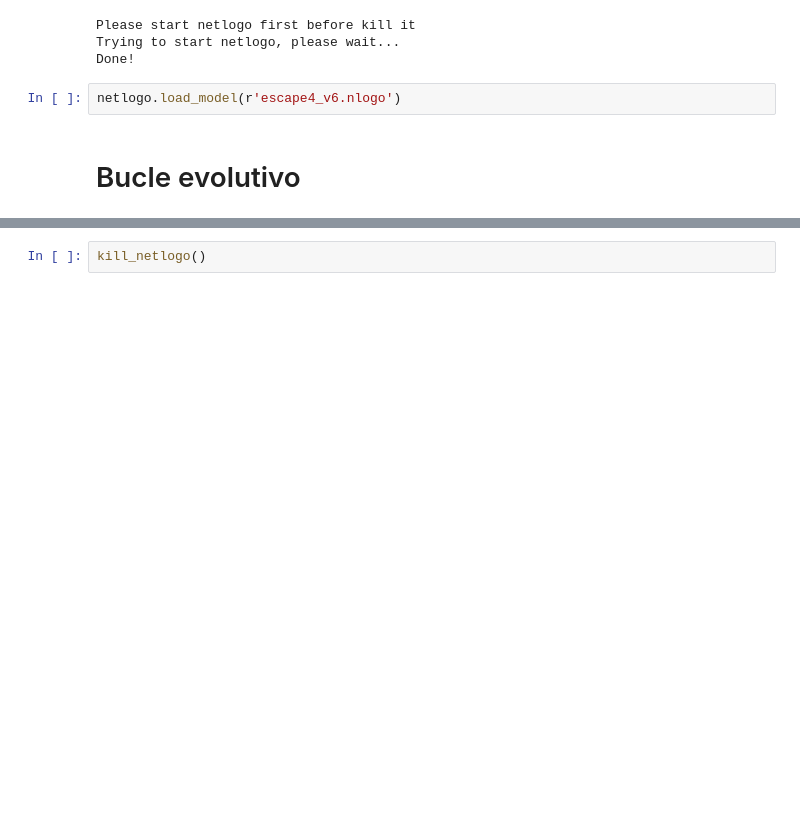
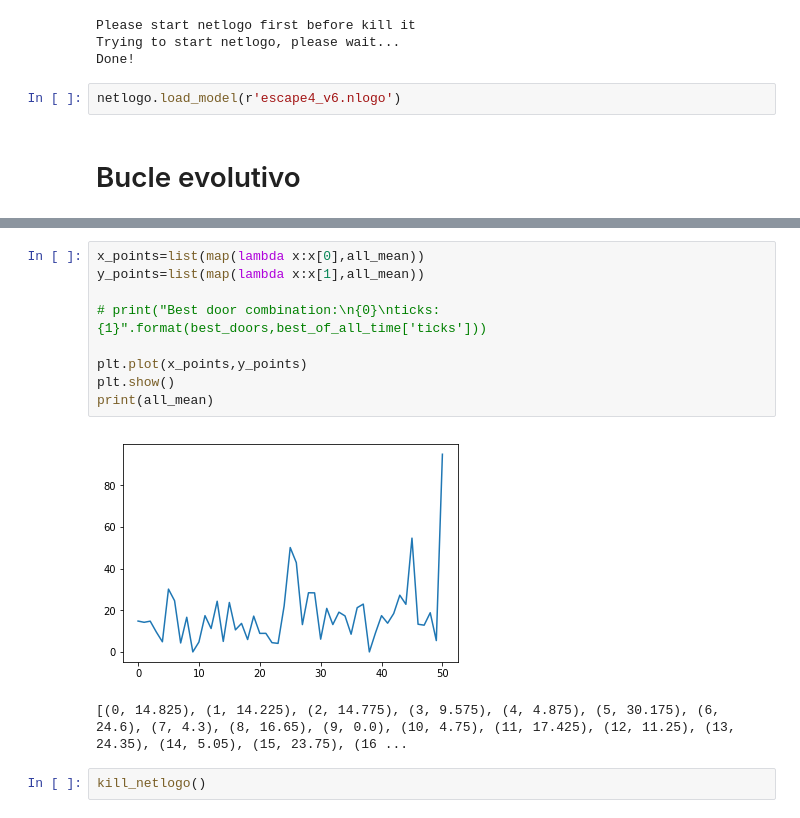
Before and after one commit to fr4j4/INFO267_2018_TAREA_GA, a Jupyter notebook: tareaplusplus.ipynb, the cells around one changed output, grey strips where cells are left out. Saved outputs shown, nothing was run; the diff lists cells and outputs as text; blank space fills up the shorter version.

```diff
--- a/tareaplusplus.ipynb
+++ b/tareaplusplus.ipynb
@@ -318,2 +327,14 @@ ticks:80.5
+# %%
+x_points=list(map(lambda x:x[0],all_mean))
+y_points=list(map(lambda x:x[1],all_mean))
+
+# print("Best door combination:\n{0}\nticks:{1}".format(best_doors,best_of_all_time['ticks']))
+
+plt.plot(x_points,y_points)
+plt.show()
+print(all_mean)
+# %% [output]
+[figure, added]
+[(0, 14.825), (1, 14.225), (2, 14.775), (3, 9.575), (4, 4.875), (5, 30.175), (6, 24.6), (7, 4.3), (8, 16.65), (9, 0.0), (10, 4.75), (11, 17.425), (12, 11.25), (13, 24.35), (14, 5.05), (15, 23.75), (16 ...
 # %%
 kill_netlogo()
```
Also changed, not shown: parts of 4 cells of this notebook, 1 other file.
